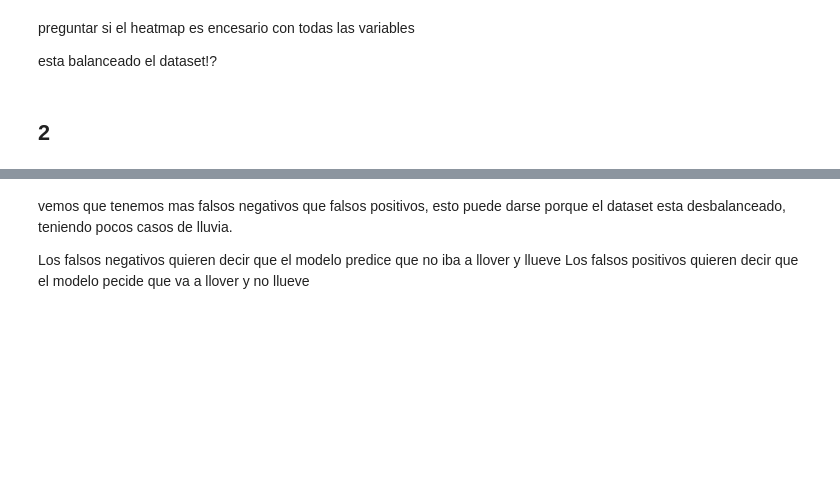
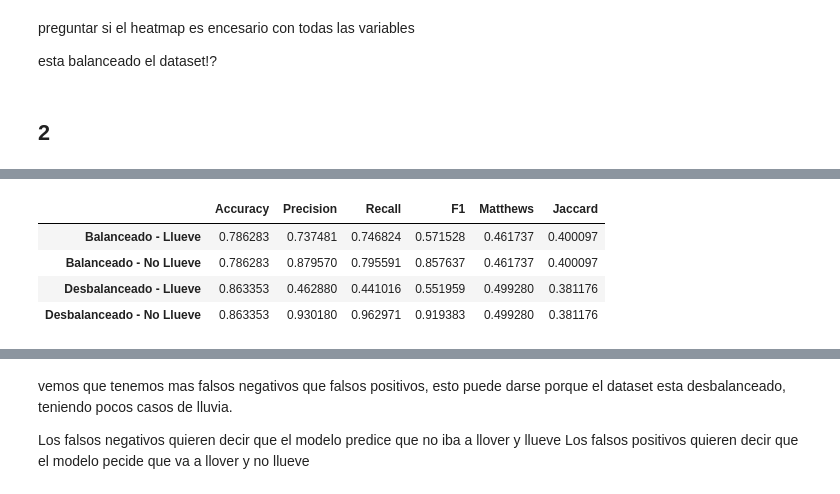
Before and after one commit to nacho-gonz/AA1-TUIA-Gonzalez-Noir, a Jupyter notebook: TP-ClasificacionAA1.ipynb, the cells around one changed output, grey strips where cells are left out. Saved outputs shown, nothing was run; the diff lists cells and outputs as text; code cells hidden in the pictures; blank space fills up the shorter version.

```diff
--- a/TP-ClasificacionAA1.ipynb
+++ b/TP-ClasificacionAA1.ipynb
@@ -458,3 +411,78 @@ metricas_relog
+# %%
+# Crear las métricas para el modelo balanceado (Llueve y No Llueve)
+metrics_balanceado_llueve = {
+    'Accuracy': accuracy_score(y_test_codif, y_pred_relog),
+    'Precision': precision_score(y_test_codif, y_pred_relog, pos_label=1),
+    'Recall': recall_score(y_test_codif, y_pred_relog, pos_label=1),
+    'F1': f1_score(y_test_codif, y_pred_relog, pos_label=1),
+    'Matthews': matthews_corrcoef(y_test_codif, y_pred_relog),
+    'Jaccard': jaccard_score(y_test_codif, y_pred_relog)
+}
+
+metrics_balanceado_no_llueve = {
+    'Accuracy': accuracy_score(y_test_codif, y_pred_relog),
+    'Precision': precision_score(y_test_codif, y_pred_relog, pos_label=0),
+    'Recall': recall_score(y_test_codif, y_pred_relog, pos_label=0),
+    'F1': f1_score(y_test_codif, y_pred_relog, pos_label=0),
+    'Matthews': matthews_corrcoef(y_test_codif, y_pred_relog),
+    'Jaccard': jaccard_score(y_test_codif, y_pred_relog)
+}
+
+# Crear las métricas para el modelo desbalanceado (Llueve y No Llueve)
+metrics_desbalanceado_llueve = {
+    'Accuracy': accuracy_score(y_test_codif, y_pred_relog_desba),
+    'Precision': precision_score(y_test_codif, y_pred_relog_desba, pos_label=1),
+    'Recall': recall_score(y_test_codif, y_pred_relog_desba, pos_label=1),
+    'F1': f1_score(y_test_codif, y_pred_relog_desba, pos_label=1),
+    'Matthews': matthews_corrcoef(y_test_codif, y_pred_relog_desba),
+    'Jaccard': jaccard_score(y_test_codif, y_pred_relog_desba)
+}
+
+metrics_desbalanceado_no_llueve = {
+    'Accuracy': accuracy_score(y_test_codif, y_pred_relog_desba),
+    'Precision': precision_score(y_test_codif, y_pred_relog_desba, pos_label=0),
+    'Recall': recall_score(y_test_codif, y_pred_relog_desba, pos_label=0),
+    'F1': f1_score(y_test_codif, y_pred_relog_desba, pos_label=0),
+    'Matthews': matthews_corrcoef(y_test_codif, y_pred_relog_desba),
+    'Jaccard': jaccard_score(y_test_codif, y_pred_relog_desba)
+}
+
+# Crear el DataFrame con las métricas para ambas clases y ambos modelos
+metricas_relog = pd.DataFrame({
+    'Accuracy': [
+        metrics_balanceado_llueve['Accuracy'], metrics_balanceado_no_llueve['Accuracy'],
+        metrics_desbalanceado_llueve['Accuracy'], metrics_desbalanceado_no_llueve['Accuracy']
+    ],
+    'Precision': [
+        metrics_desbalanceado_llueve['Precision'], metrics_desbalanceado_no_llueve['Precision'],
+        metrics_balanceado_llueve['Precision'], metrics_balanceado_no_llueve['Precision']
+    ],
+    'Recall': [
+        metrics_balanceado_llueve['Recall'], metrics_balanceado_no_llueve['Recall'],
+        metrics_desbalanceado_llueve['Recall'], metrics_desbalanceado_no_llueve['Recall']
+    ],
+    'F1': [
+        metrics_balanceado_llueve['F1'], metrics_balanceado_no_llueve['F1'],
+        metrics_desbalanceado_llueve['F1'], metrics_desbalanceado_no_llueve['F1']
+    ],
+    'Matthews': [
+        metrics_balanceado_llueve['Matthews'], metrics_balanceado_no_llueve['Matthews'],
+        metrics_desbalanceado_llueve['Matthews'], metrics_desbalanceado_no_llueve['Matthews']
+    ],
+    'Jaccard': [
+        metrics_balanceado_llueve['Jaccard'], metrics_balanceado_no_llueve['Jaccard'],
+        metrics_desbalanceado_llueve['Jaccard'], metrics_desbalanceado_no_llueve['Jaccard']
+    ]
+}, index=['Balanceado - Llueve', 'Balanceado - No Llueve', 'Desbalanceado - Llueve', 'Desbalanceado - No Llueve'])
+
+
+metricas_relog
+# %% [output]
+|  | Accuracy | Precision | Recall | F1 | Matthews | Jaccard |
+| Balanceado - Llueve | 0.786283 | 0.737481 | 0.746824 | 0.571528 | 0.461737 | 0.400097 |
+| Balanceado - No Llueve | 0.786283 | 0.879570 | 0.795591 | 0.857637 | 0.461737 | 0.400097 |
+| Desbalanceado - Llueve | 0.863353 | 0.462880 | 0.441016 | 0.551959 | 0.499280 | 0.381176 |
+| Desbalanceado - No Llueve | 0.863353 | 0.930180 | 0.962971 | 0.919383 | 0.499280 | 0.381176 |
 # %%
 confusion_matrix_relog = confusion_matrix(y_test_codif, y_pred_relog)
 confusion_matrix_relog_desba = confusion_matrix(y_test_codif, y_pred_relog_desba)
```
Also changed, not shown: parts of 7 cells of this notebook.
